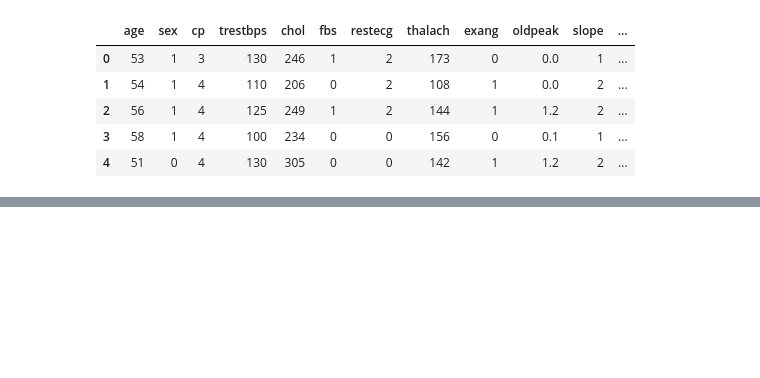
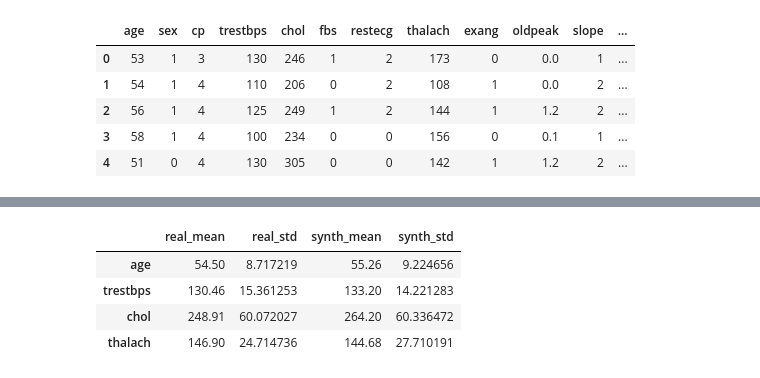
Before and after one commit to Brandon-Ism/synthetic-data-evaluation, a Jupyter notebook: notebooks/synthetic_data_tutorial.ipynb, the cells around one changed output, grey strips where cells are left out. Saved outputs shown, nothing was run; the diff lists cells and outputs as text; code cells hidden in the pictures; blank space fills up the shorter version.

```diff
--- a/notebooks/synthetic_data_tutorial.ipynb
+++ b/notebooks/synthetic_data_tutorial.ipynb
@@ -95,0 +234,17 @@ plt.show()
+# %%
+# Compare summary statistics
+summary_real = heart_disease_sampled_df[columns_to_compare].describe().T
+summary_synth = heart_disease_synthetic_data[columns_to_compare].describe().T
+
+summary_comparison = summary_real[['mean', 'std']].copy()
+summary_comparison.columns = ['real_mean', 'real_std']
+summary_comparison['synth_mean'] = summary_synth['mean']
+summary_comparison['synth_std'] = summary_synth['std']
+
+summary_comparison
+# %% [output]
+|  | real_mean | real_std | synth_mean | synth_std |
+| age | 54.50 | 8.717219 | 55.26 | 9.224656 |
+| trestbps | 130.46 | 15.361253 | 133.20 | 14.221283 |
+| chol | 248.91 | 60.072027 | 264.20 | 60.336472 |
+| thalach | 146.90 | 24.714736 | 144.68 | 27.710191 |
```
Also changed, not shown: parts of 15 cells of this notebook.
